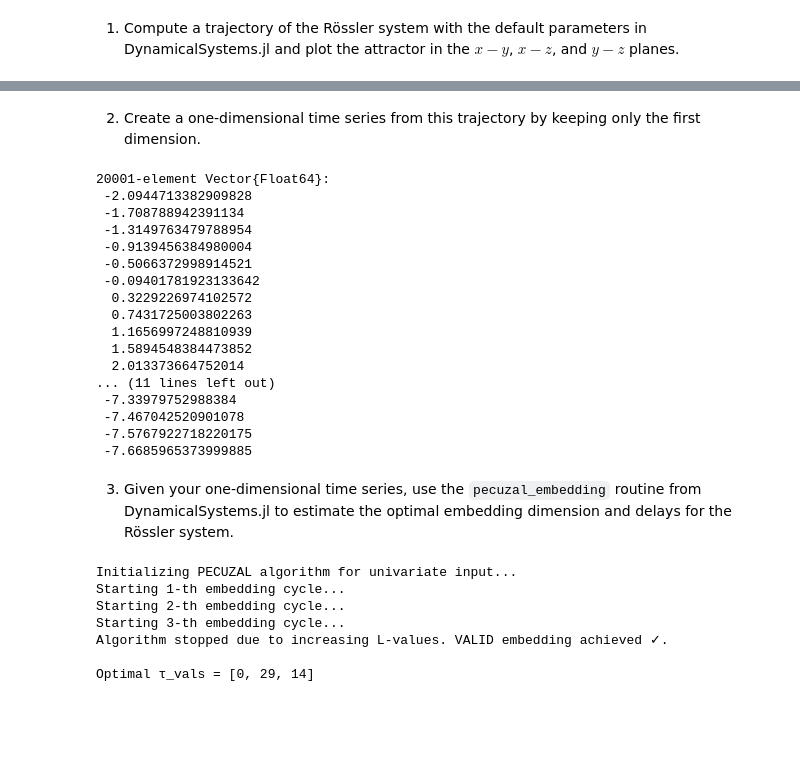
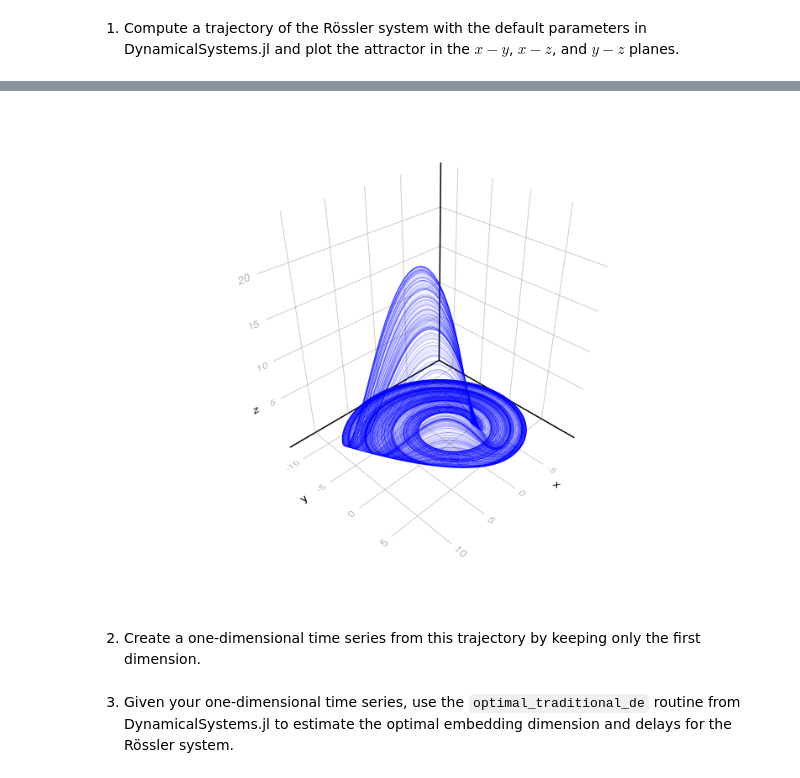
Before and after one commit to TUM-PIK-ESM/TUM-Dynamics-Lecture, a Jupyter notebook: exercises/exercise-6/exercise6_solutions.ipynb, the cells around one changed output, grey strips where cells are left out. Cells and saved outputs as stored; diff of their text form; code cells hidden in the pictures; blank space fills up the shorter version.

```diff
--- a/exercises/exercise-6/exercise6_solutions.ipynb
+++ b/exercises/exercise-6/exercise6_solutions.ipynb
@@ -39,38 +50,11 @@ fig
+# %%
+# Also in 3D
+lines(tr[:, 1], tr[:, 2], tr[:, 3], linewidth=0.1, color = :blue)
+# %% [output]
+[figure, added]
 # %% [markdown]
 2. Create a one-dimensional time series from this trajectory by keeping only the first dimension.
 # %%
-timeseries_1d = tr[:, 1]
+s = tr[:, 1];
-# %% [output]
-20001-element Vector{Float64}:
- -2.0944713382909828
- -1.708788942391134
- -1.3149763479788954
- -0.9139456384980004
- -0.5066372998914521
- -0.09401781923133642
-  0.3229226974102572
-  0.7431725003802263
-  1.1656997248810939
-  1.5894548384473852
-  2.013373664752014
-... (11 lines left out)
- -7.33979752988384
- -7.467042520901078
- -7.5767922718220175
- -7.6685965373999885
 # %% [markdown]
-3. Given your one-dimensional time series, use the `pecuzal_embedding` routine from DynamicalSystems.jl to estimate the optimal embedding dimension and delays for the Rössler system.
+3. Given your one-dimensional time series, use the `optimal_traditional_de` routine from DynamicalSystems.jl to estimate the optimal embedding dimension and delays for the Rössler system.
-# %%
-theiler = estimate_delay(timeseries_1d, "mi_min")  # Estimate a Theiler window
-Y, τ_vals, ts_vals, Ls, εs = pecuzal_embedding(timeseries_1d, w = theiler)
-
-println()
-println("Optimal τ_vals = ", τ_vals)
-# %% [output]
-Initializing PECUZAL algorithm for univariate input...
-Starting 1-th embedding cycle...
-Starting 2-th embedding cycle...
-Starting 3-th embedding cycle...
-Algorithm stopped due to increasing L-values. VALID embedding achieved ✓.
-
-Optimal τ_vals = [0, 29, 14]
```
Also changed, not shown: parts of 40 cells of this notebook, 3 other files.
